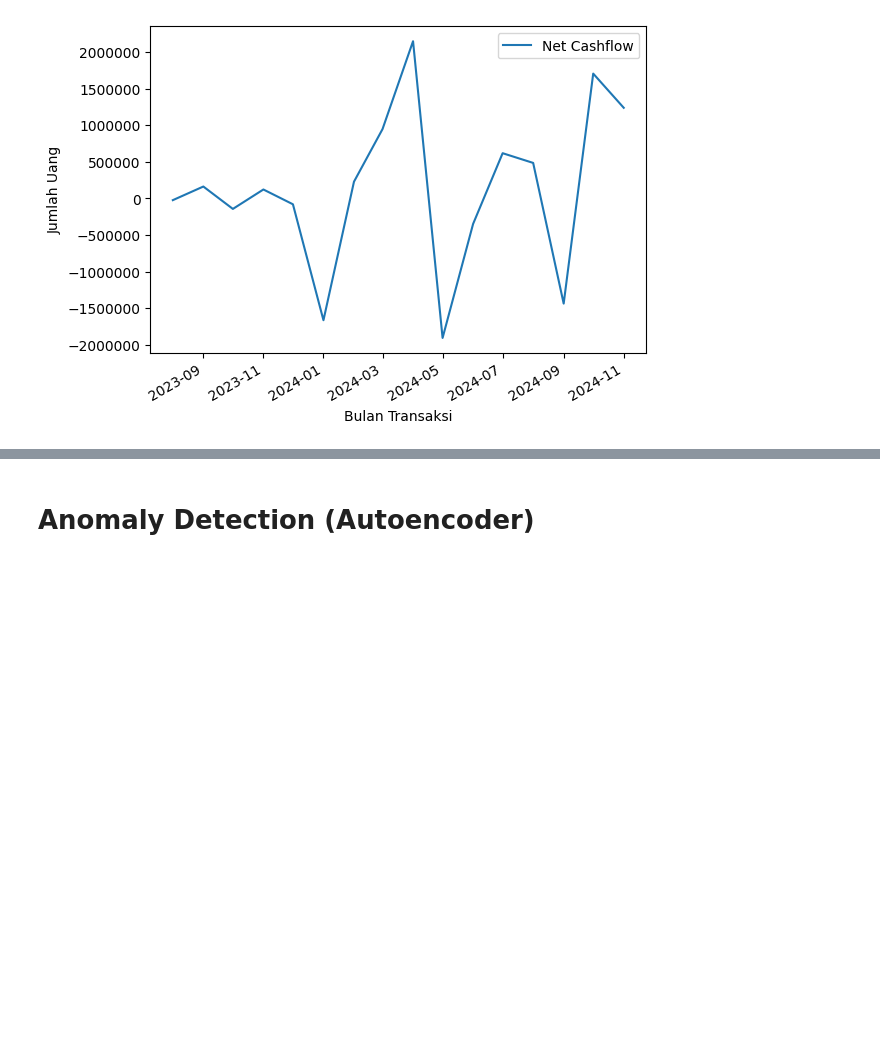
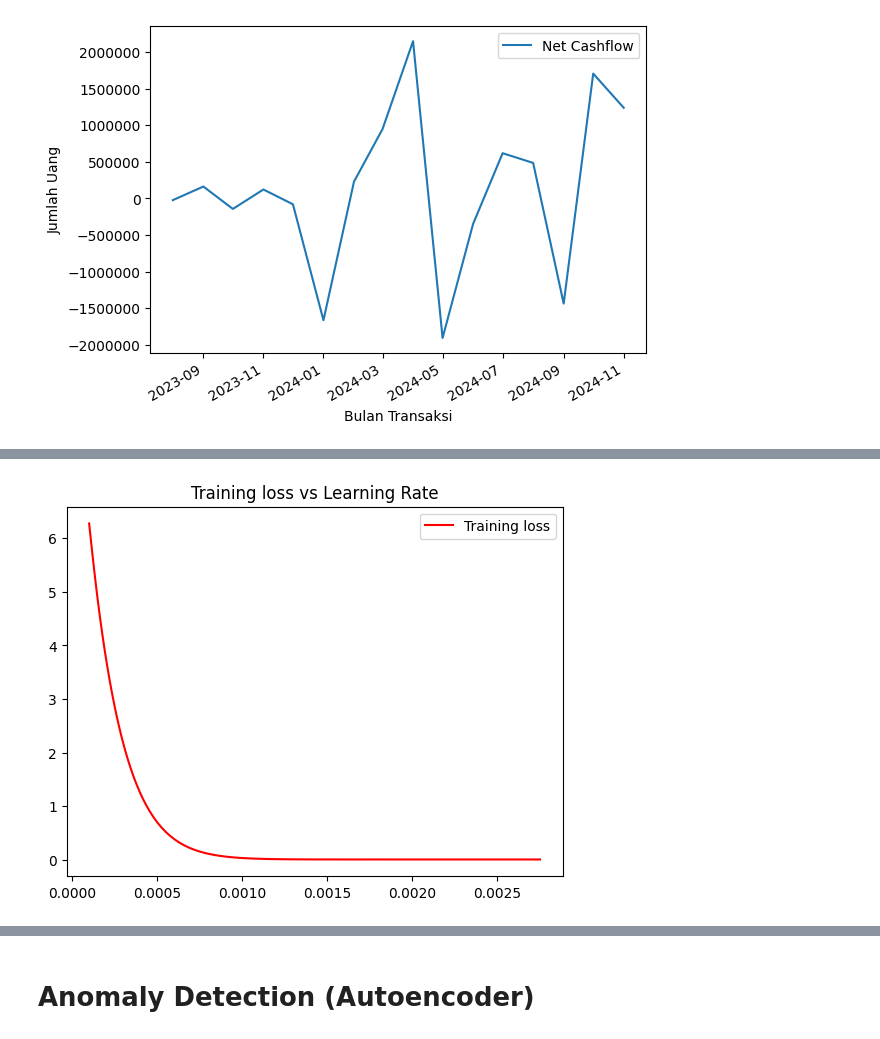
Before and after one commit to itsmaul/bangkit-capstone, a Jupyter notebook: All_Integrated.ipynb, the cells around one changed output, grey strips where cells are left out. Drawn from its saved outputs; the diff is of its cells as text; code cells hidden in the pictures; blank space fills up the shorter version.

```diff
--- a/All_Integrated.ipynb
+++ b/All_Integrated.ipynb
@@ -109,0 +305,11 @@ plot_value(TIME, NET_CASHFLOW_SCALED, "Net Cashflow")
+# %%
+# Plot the training loss for each learning rate
+
+lr = history.history['learning_rate']
+
+plt.plot(lr, loss, 'r', label='Training loss')
+plt.title('Training loss vs Learning Rate')
+plt.legend(loc=0)
+plt.show()
+# %% [output]
+[figure, added]
```
Also changed, not shown: parts of 34 cells of this notebook.
